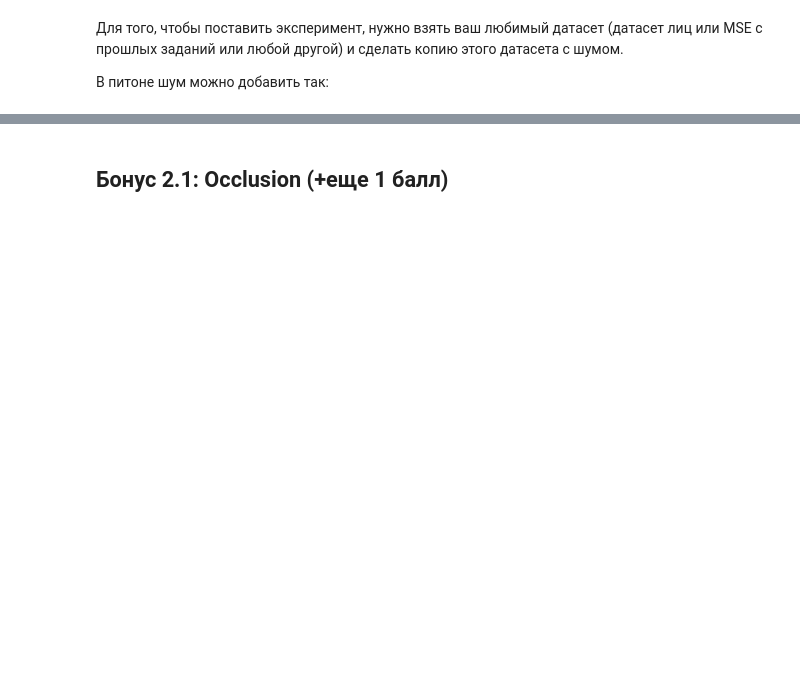
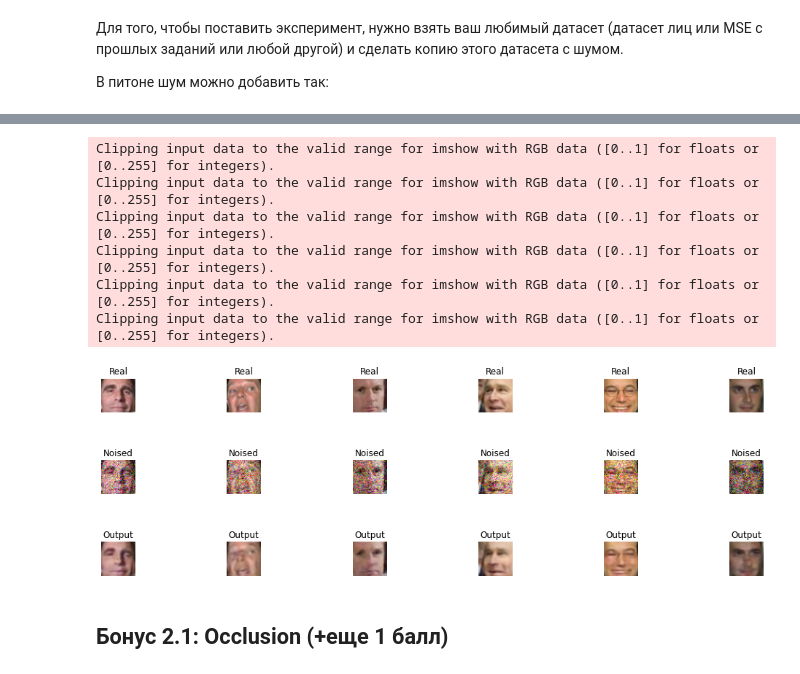
Before and after one commit to LevPerla/DLS_CV_Course, a Jupyter notebook: project/Autoencoders.ipynb, the cells around one changed output, grey strips where cells are left out. Cells and saved outputs as stored; diff of their text form; code cells hidden in the pictures; blank space fills up the shorter version.

```diff
--- a/project/Autoencoders.ipynb
+++ b/project/Autoencoders.ipynb
@@ -1040,0 +1324,7 @@ X_noisy = X + noise_factor * np.random.normal(loc=0.0, scale=1.0, size=X.shape)
+# %%
+def predict(model, data):
+    model.eval()  # testing mode
+    X = data.to(device, dtype=torch.float)
+    Y_pred, _ = model(X)
+    Y_pred = Y_pred.detach().to('cpu')
+    return Y_pred
@@ -1041,3 +1342,32 @@ X_noisy = X + noise_factor * np.random.normal(loc=0.0, scale=1.0, size=X.shape)
+# %%
+plt.figure(figsize=(18, 6))
+for k in range(6):
+    x = next(iter(data_val))
+    x_noised = x + noise_factor * torch.normal(0.0, 1.0, size=x.shape)
+    plt.subplot(6, 6, k+1)
+    plt.imshow(np.rollaxis(x[k].numpy(), 0, 3))
+    plt.title('Real')
+    plt.axis('off')
+
+    plt.subplot(6, 6, k+13)
+    plt.imshow(np.rollaxis(x_noised[k].numpy(), 0, 3))
+    plt.title('Noised')
+    plt.axis('off')
+
+    Y_hat = predict(noised_autoencoder, x_noised)
+    plt.subplot(6, 6, k+25)
+    plt.imshow(np.rollaxis(Y_hat[k].numpy(), 0, 3))
+    plt.title('Output')
+    plt.axis('off')
+plt.show()
+# %% [output]
+Clipping input data to the valid range for imshow with RGB data ([0..1] for floats or [0..255] for integers).
+Clipping input data to the valid range for imshow with RGB data ([0..1] for floats or [0..255] for integers).
+Clipping input data to the valid range for imshow with RGB data ([0..1] for floats or [0..255] for integers).
+Clipping input data to the valid range for imshow with RGB data ([0..1] for floats or [0..255] for integers).
+Clipping input data to the valid range for imshow with RGB data ([0..1] for floats or [0..255] for integers).
+Clipping input data to the valid range for imshow with RGB data ([0..1] for floats or [0..255] for integers).
+[figure, added]
 # %% [markdown]
 ## Бонус 2.1: Occlusion (+еще 1 балл)
 # %% [markdown]
```
Also changed, not shown: parts of 19 cells of this notebook.
